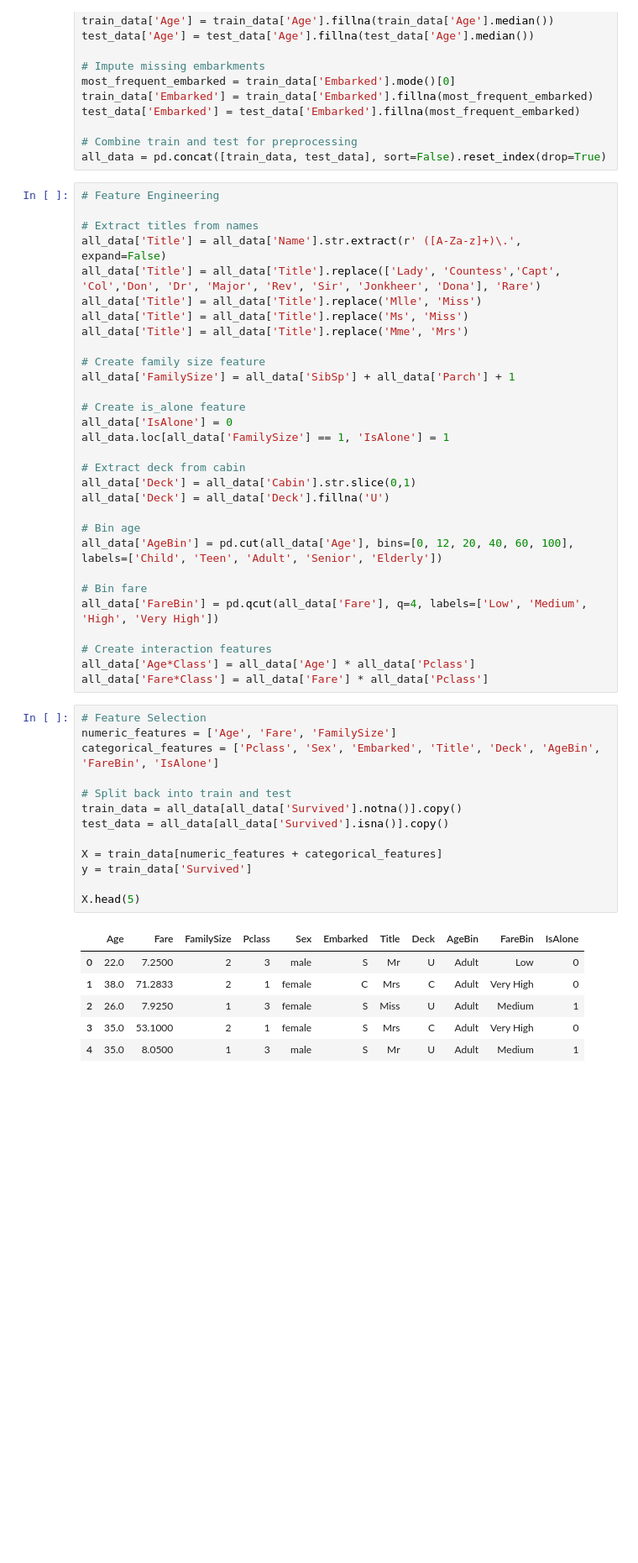
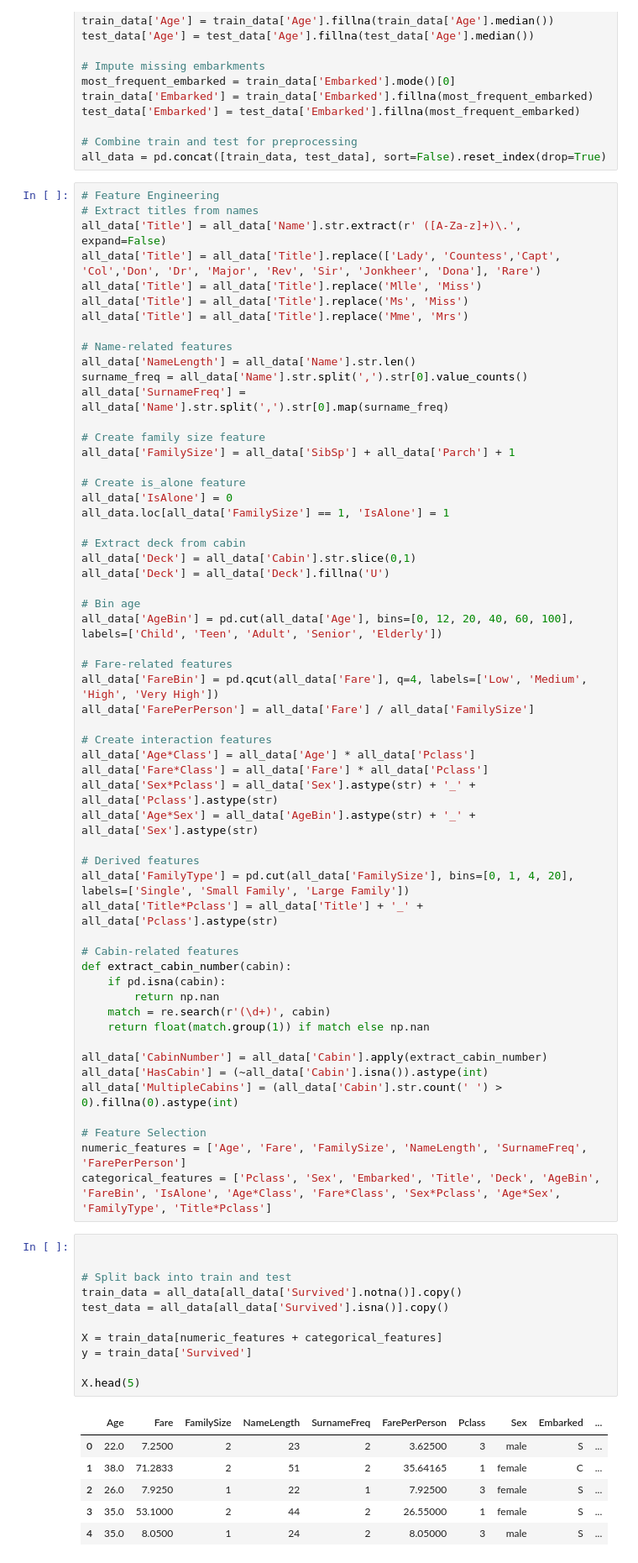
Before and after one commit to bonesclarke/Titanic, a Jupyter notebook: Titanic Prediction.ipynb, the cells around one changed output. Shown at 84% size. Drawn from its saved outputs; the diff is of its cells as text; blank space fills up the shorter version.

```diff
--- a/Titanic Prediction.ipynb
+++ b/Titanic Prediction.ipynb
@@ -53,13 +54,17 @@ test_data['Embarked'] = test_data['Embarked'].fillna(most_frequent_embarked)
 all_data = pd.concat([train_data, test_data], sort=False).reset_index(drop=True)
 # %%
 # Feature Engineering
-
 # Extract titles from names
 all_data['Title'] = all_data['Name'].str.extract(r' ([A-Za-z]+)\.', expand=False)
 all_data['Title'] = all_data['Title'].replace(['Lady', 'Countess','Capt', 'Col','Don', 'Dr', 'Major', 'Rev', 'Sir', 'Jonkheer', 'Dona'], 'Rare')
 all_data['Title'] = all_data['Title'].replace('Mlle', 'Miss')
 all_data['Title'] = all_data['Title'].replace('Ms', 'Miss')
 all_data['Title'] = all_data['Title'].replace('Mme', 'Mrs')
+
+# Name-related features
+all_data['NameLength'] = all_data['Name'].str.len()
+surname_freq = all_data['Name'].str.split(',').str[0].value_counts()
+all_data['SurnameFreq'] = all_data['Name'].str.split(',').str[0].map(surname_freq)
 
 # Create family size feature
 all_data['FamilySize'] = all_data['SibSp'] + all_data['Parch'] + 1
@@ -75,32 +80,52 @@ all_data['Deck'] = all_data['Deck'].fillna('U')
 # Bin age
 all_data['AgeBin'] = pd.cut(all_data['Age'], bins=[0, 12, 20, 40, 60, 100], labels=['Child', 'Teen', 'Adult', 'Senior', 'Elderly'])
 
-# Bin fare
+# Fare-related features
 all_data['FareBin'] = pd.qcut(all_data['Fare'], q=4, labels=['Low', 'Medium', 'High', 'Very High'])
+all_data['FarePerPerson'] = all_data['Fare'] / all_data['FamilySize']
 
 # Create interaction features
 all_data['Age*Class'] = all_data['Age'] * all_data['Pclass']
 all_data['Fare*Class'] = all_data['Fare'] * all_data['Pclass']
+all_data['Sex*Pclass'] = all_data['Sex'].astype(str) + '_' + all_data['Pclass'].astype(str)
+all_data['Age*Sex'] = all_data['AgeBin'].astype(str) + '_' + all_data['Sex'].astype(str)
+
+# Derived features
+all_data['FamilyType'] = pd.cut(all_data['FamilySize'], bins=[0, 1, 4, 20], labels=['Single', 'Small Family', 'Large Family'])
+all_data['Title*Pclass'] = all_data['Title'] + '_' + all_data['Pclass'].astype(str)
+
+# Cabin-related features
+def extract_cabin_number(cabin):
+    if pd.isna(cabin):
+        return np.nan
+    match = re.search(r'(\d+)', cabin)
+    return float(match.group(1)) if match else np.nan
+
+all_data['CabinNumber'] = all_data['Cabin'].apply(extract_cabin_number)
+all_data['HasCabin'] = (~all_data['Cabin'].isna()).astype(int)
+all_data['MultipleCabins'] = (all_data['Cabin'].str.count(' ') > 0).fillna(0).astype(int)
+
+# Feature Selection
+numeric_features = ['Age', 'Fare', 'FamilySize', 'NameLength', 'SurnameFreq', 'FarePerPerson']
+categorical_features = ['Pclass', 'Sex', 'Embarked', 'Title', 'Deck', 'AgeBin', 'FareBin', 'IsAlone', 'Age*Class', 'Fare*Class', 'Sex*Pclass', 'Age*Sex', 'FamilyType', 'Title*Pclass']
 # %%
-# Feature Selection
-numeric_features = ['Age', 'Fare', 'FamilySize']
-categorical_features = ['Pclass', 'Sex', 'Embarked', 'Title', 'Deck', 'AgeBin', 'FareBin', 'IsAlone']
+
 
 # Split back into train and test
 train_data = all_data[all_data['Survived'].notna()].copy()
 test_data = all_data[all_data['Survived'].isna()].copy()
 
 X = train_data[numeric_features + categorical_features]
 y = train_data['Survived']
 
 X.head(5)
 # %% [output]
-|  | Age | Fare | FamilySize | Pclass | Sex | Embarked | Title | Deck | AgeBin | FareBin | IsAlone |
-| 0 | 22.0 | 7.2500 | 2 | 3 | male | S | Mr | U | Adult | Low | 0 |
-| 1 | 38.0 | 71.2833 | 2 | 1 | female | C | Mrs | C | Adult | Very High | 0 |
-| 2 | 26.0 | 7.9250 | 1 | 3 | female | S | Miss | U | Adult | Medium | 1 |
-| 3 | 35.0 | 53.1000 | 2 | 1 | female | S | Mrs | C | Adult | Very High | 0 |
-| 4 | 35.0 | 8.0500 | 1 | 3 | male | S | Mr | U | Adult | Medium | 1 |
+|  | Age | Fare | FamilySize | NameLength | SurnameFreq | FarePerPerson | Pclass | Sex | Embarked | ... |
+| 0 | 22.0 | 7.2500 | 2 | 23 | 2 | 3.62500 | 3 | male | S | ... |
+| 1 | 38.0 | 71.2833 | 2 | 51 | 2 | 35.64165 | 1 | female | C | ... |
+| 2 | 26.0 | 7.9250 | 1 | 22 | 1 | 7.92500 | 3 | female | S | ... |
+| 3 | 35.0 | 53.1000 | 2 | 44 | 2 | 26.55000 | 1 | female | S | ... |
+| 4 | 35.0 | 8.0500 | 1 | 24 | 2 | 8.05000 | 3 | male | S | ... |
 # %%
 # Encode categorical variables
 categorical_encoder = OneHotEncoder(drop='first', sparse_output=False)
```
Also changed, not shown: parts of 7 cells of this notebook.
